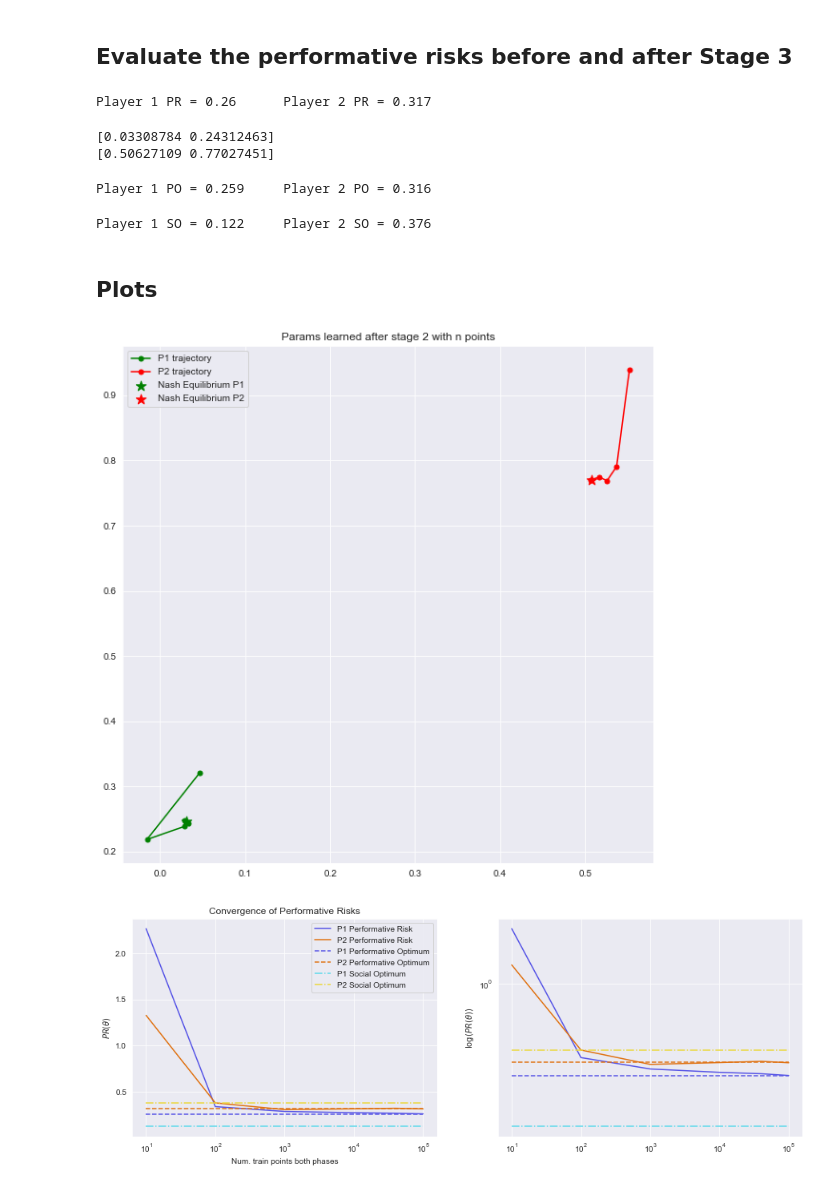
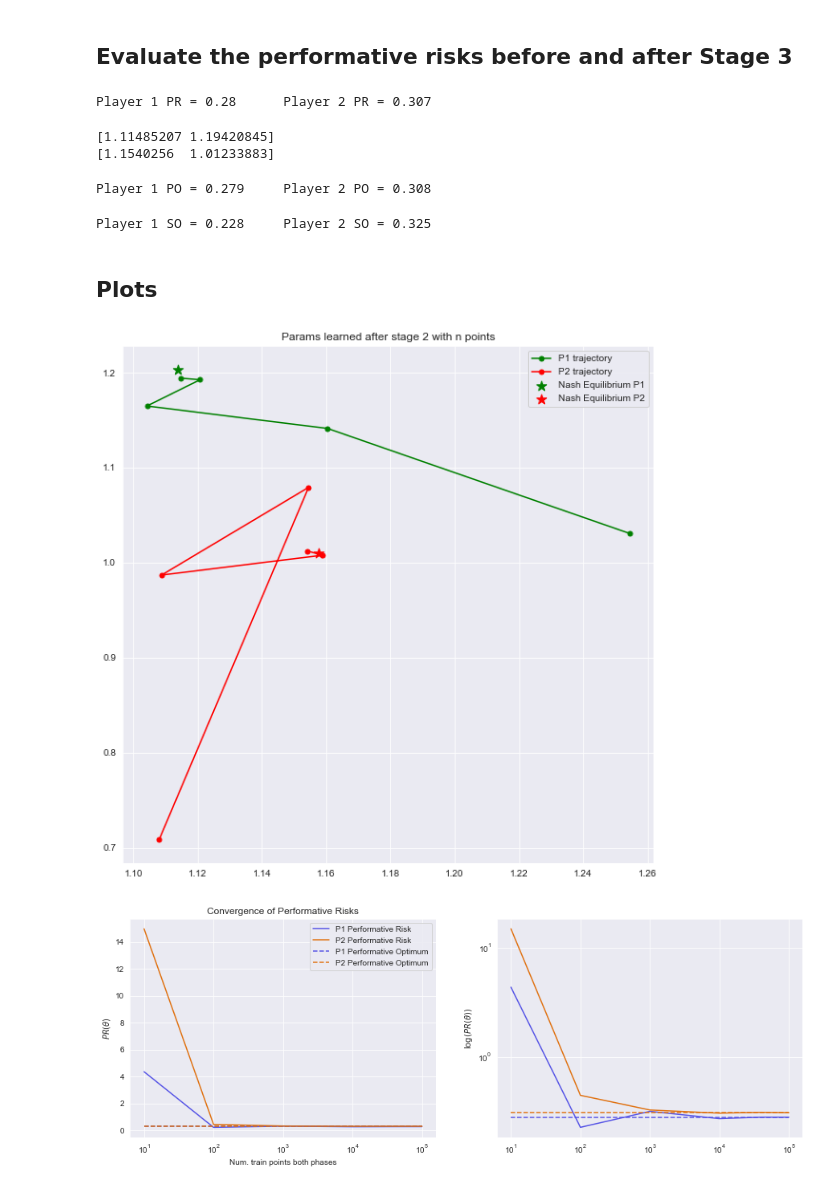
Before and after one commit to evanjfaulkner/DD-Games, a Jupyter notebook: Notebooks/new_code_modified_sim.ipynb, the cells around one changed output. Saved outputs shown, nothing was run; the diff lists cells and outputs as text; code cells hidden in the pictures.

```diff
--- a/Notebooks/new_code_modified_sim.ipynb
+++ b/Notebooks/new_code_modified_sim.ipynb
@@ -40,8 +42,8 @@ $$2\beta^k\varepsilon^k\leq\eta^k$$
 d_1 = 2  # Dimension of each player's data/strategy
 d_2 = 2
 
-epsilon_1 = 1  # Epsilon sensitivity parameters
-epsilon_2 = 1
+epsilon_1 = 0.5  # Epsilon sensitivity parameters
+epsilon_2 = 0.5
 
 Sigma_x_p1 = np.eye(d_1)  # Covariance of x^k
 Sigma_x_p2 = np.eye(d_2)
@@ -205,27 +179,27 @@ PR_1 = game.evaluate_test_perf_risk_p1()
 PR_2 = game.evaluate_test_perf_risk_p2()
 print(f'Player 1 PR = {PR_1.round(3)}\tPlayer 2 PR = {PR_2.round(3)}')
 # %% [output]
-Player 1 PR = 0.26      Player 2 PR = 0.317
+Player 1 PR = 0.28      Player 2 PR = 0.307
 # %%
 print(player_one.theta_history[-1])
 print(player_two.theta_history[-1])
 # %% [output]
-[0.03308784 0.24312463]
-[0.50627109 0.77027451]
+[1.11485207 1.19420845]
+[1.1540256  1.01233883]
 # %%
 game.theta_p1, game.theta_p2 = game.solve_nash()
 PO_1 = game.evaluate_test_perf_risk_p1()
 PO_2 = game.evaluate_test_perf_risk_p2()
 print(f'Player 1 PO = {PO_1.round(3)}\tPlayer 2 PO = {PO_2.round(3)}')
 # %% [output]
-Player 1 PO = 0.259     Player 2 PO = 0.316
+Player 1 PO = 0.279     Player 2 PO = 0.308
 # %%
 game.theta_p1, game.theta_p2 = game.solve_social_opt()
 SO_1 = game.evaluate_test_perf_risk_p1()
 SO_2 = game.evaluate_test_perf_risk_p2()
 print(f'Player 1 SO = {SO_1.round(3)}\tPlayer 2 SO = {SO_2.round(3)}')
 # %% [output]
-Player 1 SO = 0.122     Player 2 SO = 0.376
+Player 1 SO = 0.228     Player 2 SO = 0.325
 # %% [markdown]
 ## Plots
 # %%
@@ -254,41 +228,33 @@ plt.legend()
 plt.title("Params learned after stage 2 with n points")
 plt.show()
 # %% [output]
-[figure, old version]
+[figure, new version]
 # %%
 plt.figure(figsize=(15,5))
 plt.subplot(1,2,1)
 plt.plot(num_rounds_lst, p1_risks,
          color='#5553E6', label='P1 Performative Risk')
 plt.semilogx(num_rounds_lst, p2_risks,
          color='#E07110', label='P2 Performative Risk')
 plt.semilogx(num_rounds_lst, [PO_1 for i in num_rounds_lst],
          '--', color='#5553E6', label='P1 Performative Optimum')
 plt.semilogx(num_rounds_lst, [PO_2 for i in num_rounds_lst],
          '--', color='#E07110', label='P2 Performative Optimum')
-plt.semilogx(num_rounds_lst, [SO_1 for i in num_rounds_lst],
-         '-.', color='#5BD9EB', label='P1 Social Optimum')
-plt.semilogx(num_rounds_lst, [SO_2 for i in num_rounds_lst],
-         '-.', color='#EBD839', label='P2 Social Optimum')
 plt.xlabel("Num. train points both phases")
 plt.ylabel(r"$PR(\theta)$")
 plt.title("Convergence of Performative Risks")
 plt.legend()
 
 plt.subplot(1,2,2)
 plt.loglog(num_rounds_lst, p1_risks,
          color='#5553E6', label='P1 Performative Risk')
 plt.loglog(num_rounds_lst, p2_risks,
          color='#E07110', label='P2 Performative Risk')
 plt.loglog(num_rounds_lst, [PO_1 for i in num_rounds_lst],
          '--', color='#5553E6', label='P1 Performative Optimum')
 plt.loglog(num_rounds_lst, [PO_2 for i in num_rounds_lst],
          '--', color='#E07110', label='P2 Performative Optimum')
-plt.loglog(num_rounds_lst, [SO_1 for i in num_rounds_lst],
-         '-.', color='#5BD9EB', label='P1 Social Optimum')
-plt.loglog(num_rounds_lst, [SO_2 for i in num_rounds_lst],
-         '-.', color='#EBD839', label='P2 Social Optimum')
 plt.ylabel(r"$\log(PR(\theta))$")
 plt.show()
 # %% [output]
-[figure, old version]
+[figure, new version]
```
Also changed, not shown: parts of 9 cells of this notebook.
